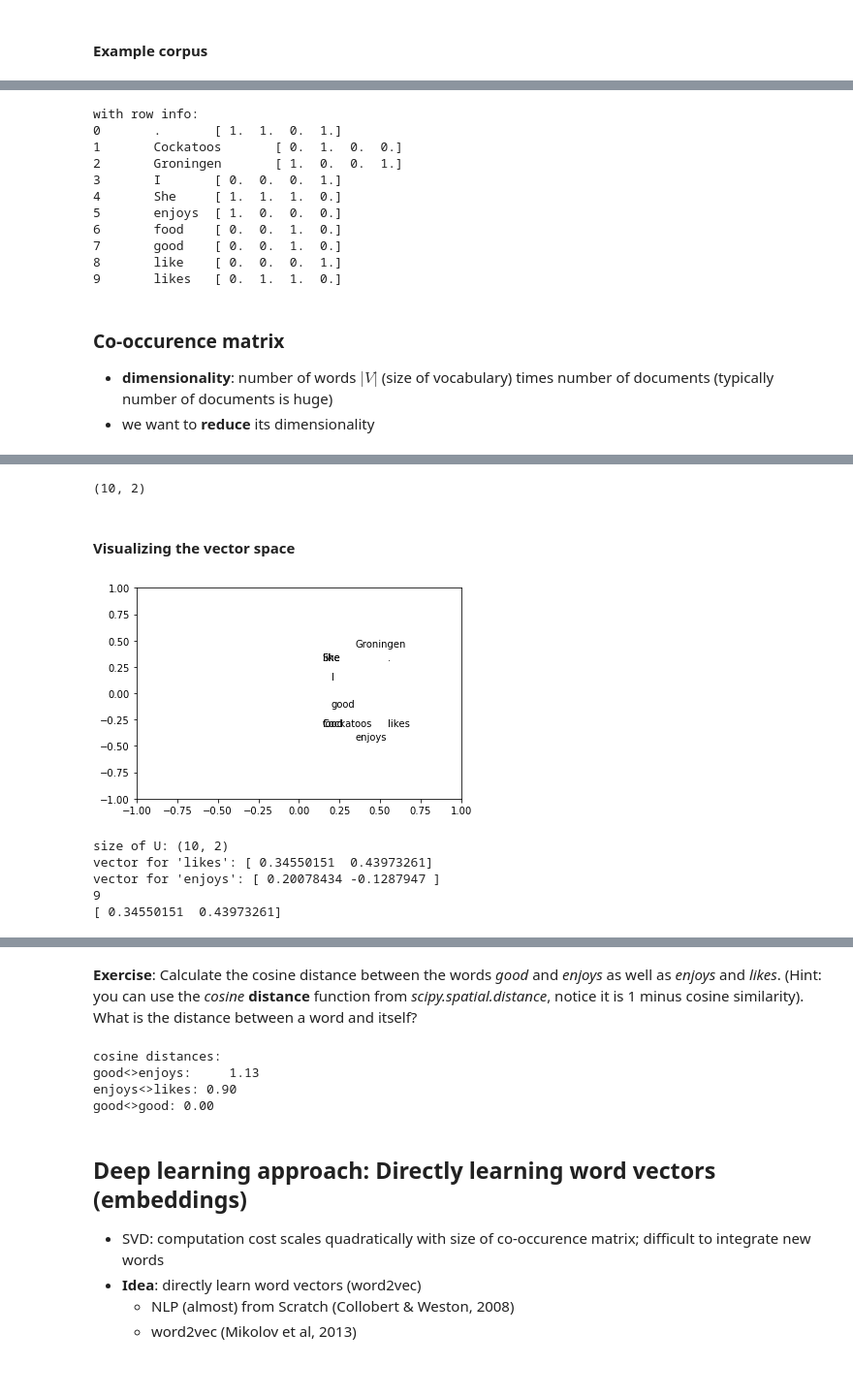
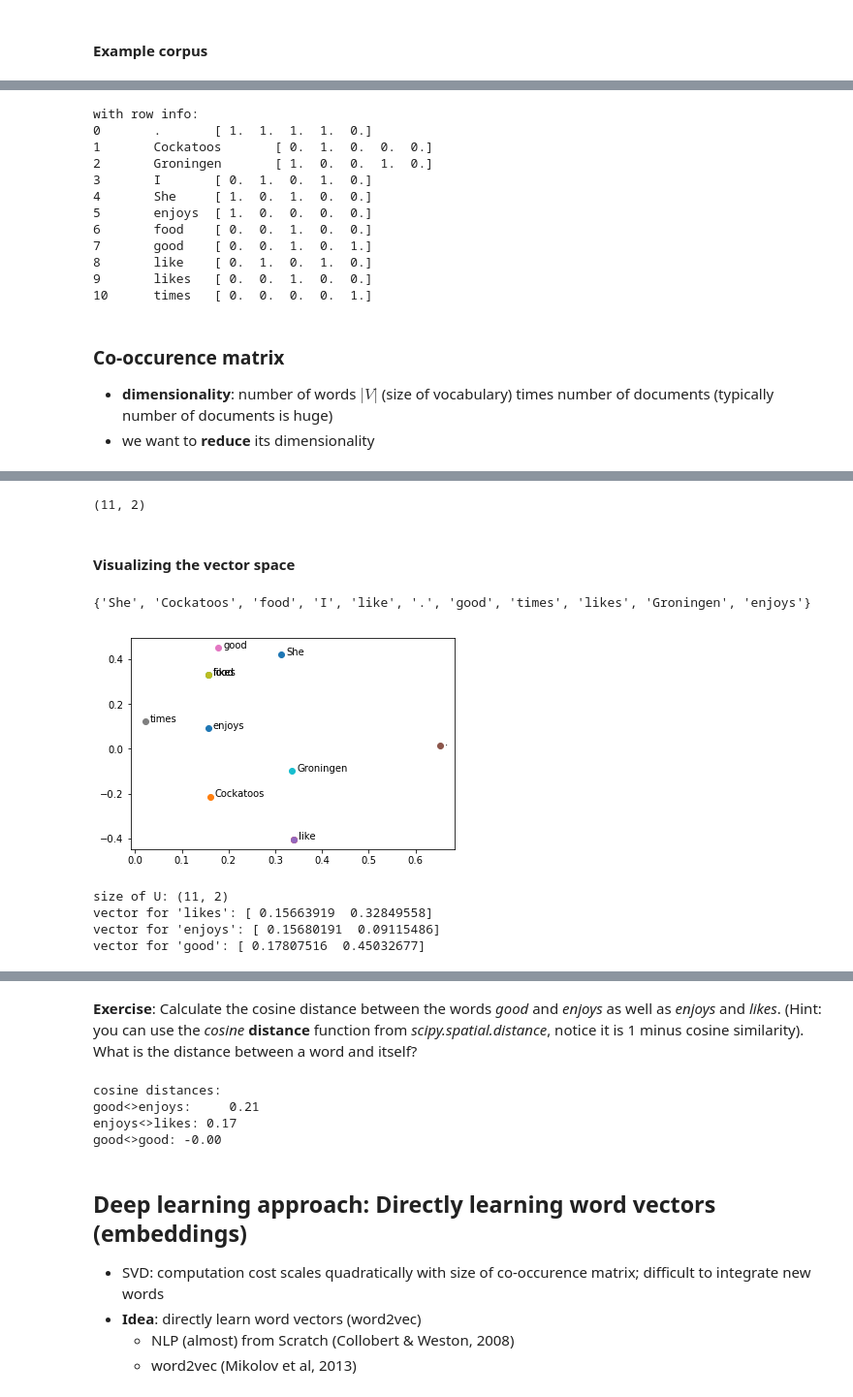
Before and after one commit to bplank/ltp-notebooks-2017, a Jupyter notebook: 06_Representations.ipynb, the cells around one changed output, grey strips where cells are left out. Shown at 97% size. Cells and saved outputs as stored; diff of their text form; code cells hidden in the pictures.

```diff
--- a/06_Representations.ipynb
+++ b/06_Representations.ipynb
@@ -62,7 +62,12 @@ We can represent the "company" of a word in terms of a word co-occurence matrix.
 # %% [markdown]
 #### Example corpus
 # %%
-corpus = ["She enjoys Groningen .", "She likes Cockatoos .", "She likes good food", "I like Groningen ."]
+corpus = ["She enjoys Groningen .",
+          "I like Cockatoos .",
+          "She likes good food .",
+          "I like Groningen .",
+          "good times"
+         ]
 # %%
 import numpy as np
 vocab = set(np.concatenate([s.split() for s in corpus],0))
@@ -104,16 +112,17 @@ for i, row in enumerate(coocurrence_matrix):
     print("{}\t{}\t{}".format(i, i2w[i], row))
 # %% [output]
 with row info:
-0       .       [ 1.  1.  0.  1.]
-1       Cockatoos       [ 0.  1.  0.  0.]
-2       Groningen       [ 1.  0.  0.  1.]
-3       I       [ 0.  0.  0.  1.]
-4       She     [ 1.  1.  1.  0.]
-5       enjoys  [ 1.  0.  0.  0.]
-6       food    [ 0.  0.  1.  0.]
-7       good    [ 0.  0.  1.  0.]
-8       like    [ 0.  0.  0.  1.]
-9       likes   [ 0.  1.  1.  0.]
+0       .       [ 1.  1.  1.  1.  0.]
+1       Cockatoos       [ 0.  1.  0.  0.  0.]
+2       Groningen       [ 1.  0.  0.  1.  0.]
+3       I       [ 0.  1.  0.  1.  0.]
+4       She     [ 1.  0.  1.  0.  0.]
+5       enjoys  [ 1.  0.  0.  0.  0.]
+6       food    [ 0.  0.  1.  0.  0.]
+7       good    [ 0.  0.  1.  0.  1.]
+8       like    [ 0.  1.  0.  1.  0.]
+9       likes   [ 0.  0.  1.  0.  0.]
+10      times   [ 0.  0.  0.  0.  1.]
 # %% [markdown]
 ### Co-occurence matrix
 
@@ -137,29 +146,31 @@ U, Sigma, VT = randomized_svd(coocurrence_matrix,
                               n_components=2)
 print(U.shape)
 # %% [output]
-(10, 2)
+(11, 2)
 # %% [markdown]
 #### Visualizing the vector space
 # %%
 %matplotlib inline
 import matplotlib.pyplot as plt
-words = list(vocab)
-for i, lab in enumerate(vocab):
-    plt.text(U[i,0],U[i,1], words[i])
-plt.axis([-1, 1, -1, 1])
+print(vocab)
+for word in vocab:
+    i=w2i[word]
+    plt.text(U[i,0]+0.01,U[i,1], word)
+    plt.plot(U[i,0],U[i,1], 'o')
 plt.show()
 print("size of U:", U.shape)
 print("vector for 'likes':", U[w2i["likes"]])
 print("vector for 'enjoys':", U[w2i["enjoys"]])
-print(w2i['likes'])
-print(U[9])
+print("vector for 'good':", U[w2i["good"]])
+#for w in vocab:
+#    print("vector for '{}': {}".format(w, U[w2i[w]]))
 # %% [output]
+{'She', 'Cockatoos', 'food', 'I', 'like', '.', 'good', 'times', 'likes', 'Groningen', 'enjoys'}
-[figure, old version]
+[figure, new version]
-size of U: (10, 2)
-vector for 'likes': [ 0.34550151  0.43973261]
-vector for 'enjoys': [ 0.20078434 -0.1287947 ]
-9
-[ 0.34550151  0.43973261]
+size of U: (11, 2)
+vector for 'likes': [ 0.15663919  0.32849558]
+vector for 'enjoys': [ 0.15680191  0.09115486]
+vector for 'good': [ 0.17807516  0.45032677]
 # %% [markdown]
 ### Similarity
 
@@ -183,9 +194,9 @@ print("enjoys<>likes: {0:.2f}".format(cosine(v_enjoys, v_likes)))
 print("good<>good: {0:.2f}".format(cosine(v_good, v_good)))
 # %% [output]
 cosine distances:
-good<>enjoys:     1.13
-enjoys<>likes: 0.90
-good<>good: 0.00
+good<>enjoys:     0.21
+enjoys<>likes: 0.17
+good<>good: -0.00
 # %% [markdown]
 ## Deep learning approach: Directly learning word vectors (embeddings)
 
```
Also changed, not shown: parts of 6 cells of this notebook.
